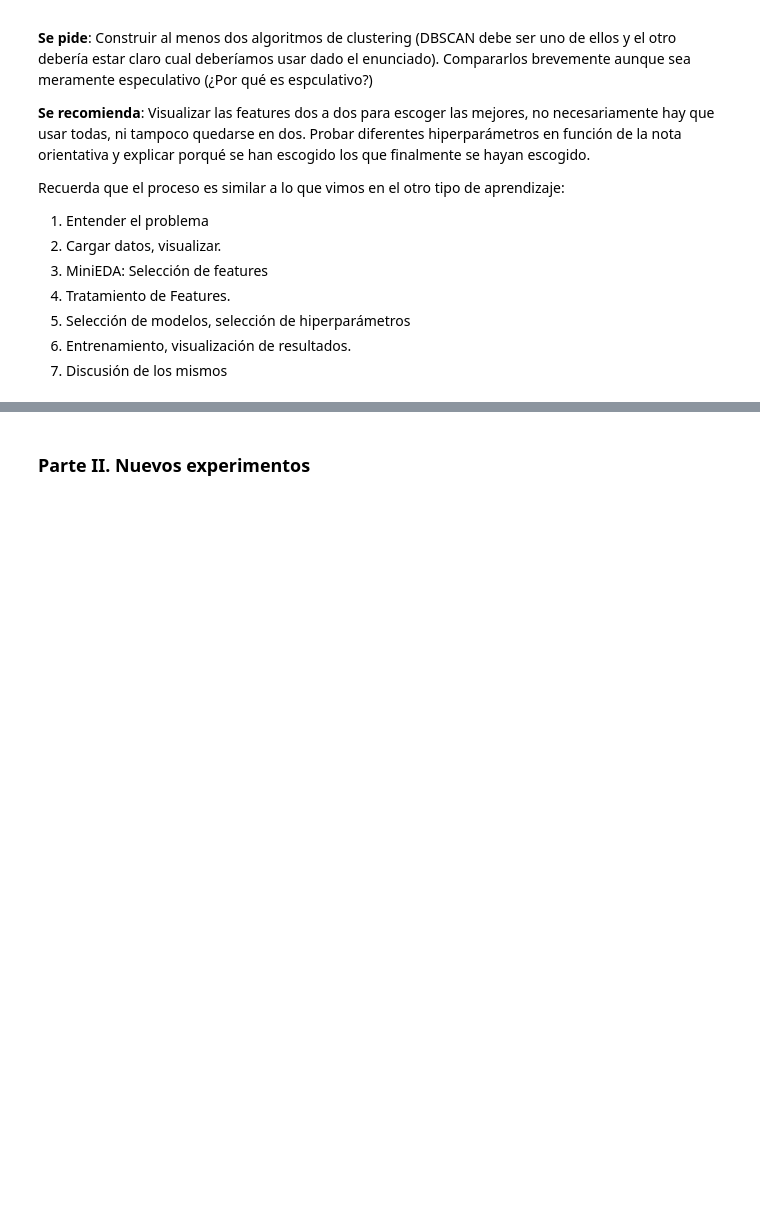
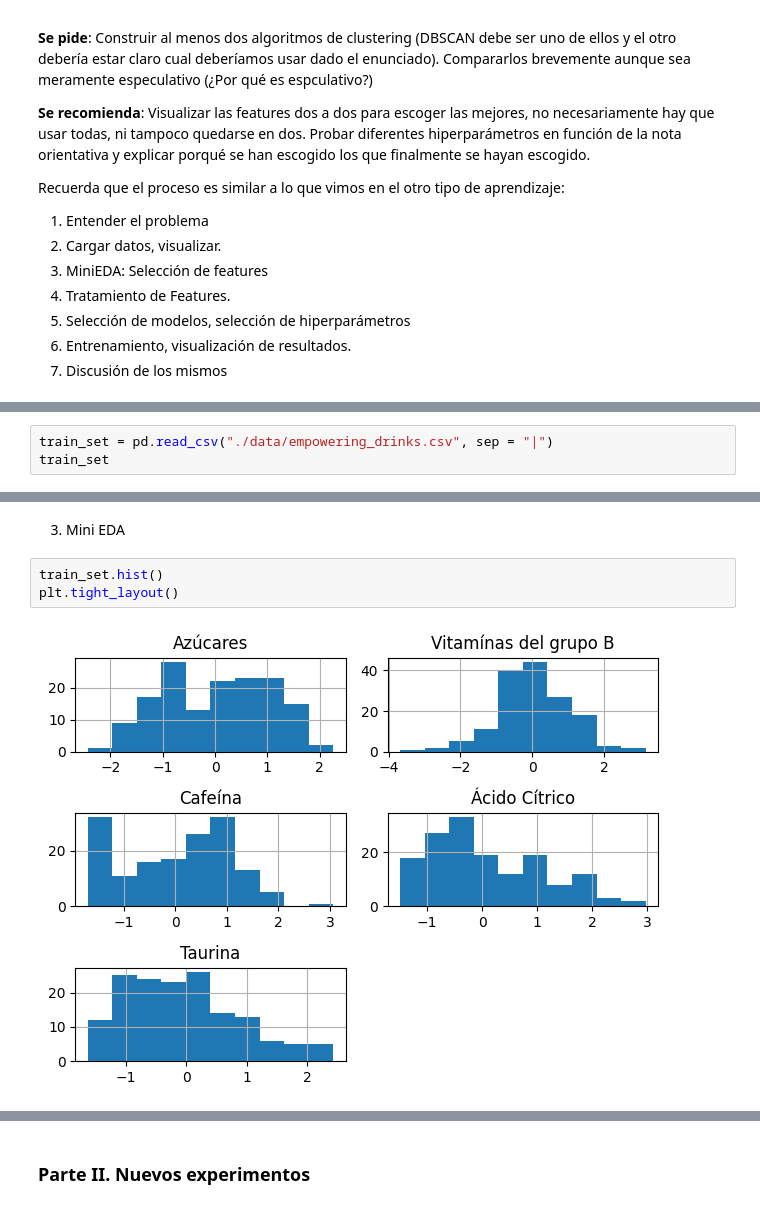
Before and after one commit to rebecaprg/DS-Online-Rebeca-Prior, a Jupyter notebook: 04_Machine_Learning/Sprint_13/Unidad_02_ML_No_Supervisado_Clustering_DBSCAN/03_Practica_Obligatoria/18_Practica_Obligatoria_Clustering_DBSCAN.ipynb, the cells around one changed output, grey strips where cells are left out. Drawn from its saved outputs; the diff is of its cells as text; blank space fills up the shorter version.

```diff
--- a/04_Machine_Learning/Sprint_13/Unidad_02_ML_No_Supervisado_Clustering_DBSCAN/03_Practica_Obligatoria/18_Practica_Obligatoria_Clustering_DBSCAN.ipynb
+++ b/04_Machine_Learning/Sprint_13/Unidad_02_ML_No_Supervisado_Clustering_DBSCAN/03_Practica_Obligatoria/18_Practica_Obligatoria_Clustering_DBSCAN.ipynb
@@ -42,0 +56,3 @@ Recuerda que el proceso es similar a lo que vimos en el otro tipo de aprendizaje
+# %%
+train_set = pd.read_csv("./data/empowering_drinks.csv", sep = "|")
+train_set
@@ -42,0 +100,7 @@ Recuerda que el proceso es similar a lo que vimos en el otro tipo de aprendizaje
+# %% [markdown]
+3. Mini EDA
+# %%
+train_set.hist()
+plt.tight_layout()
+# %% [output]
+[figure, added]
```
Also changed, not shown: parts of 16 cells of this notebook.
